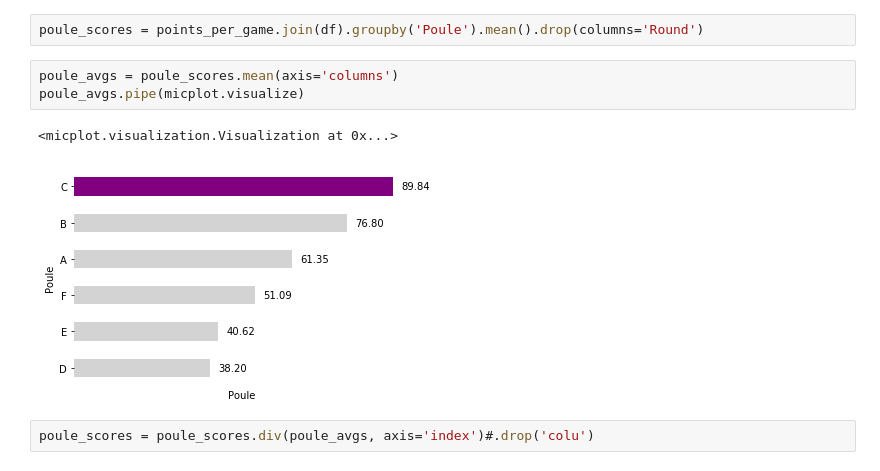
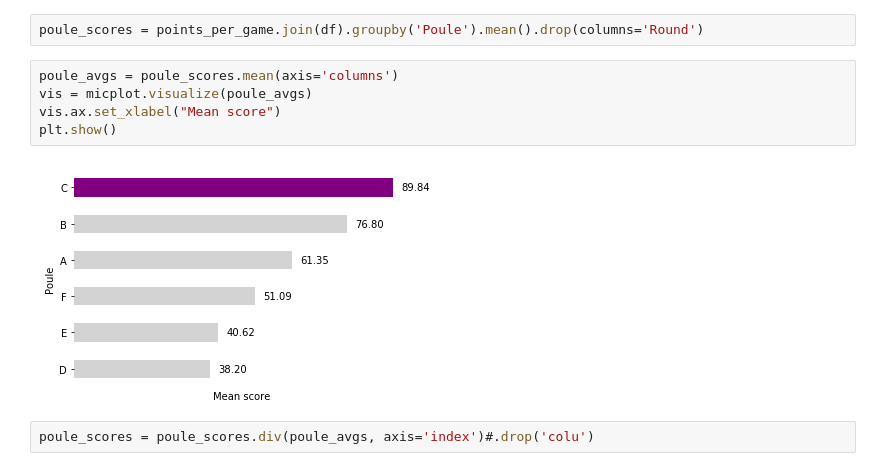
Before and after one commit to SjoerdCor/AFMEKpool, a Jupyter notebook: EKPoolAFM.ipynb, the cells around one changed output. Drawn from its saved outputs; the diff is of its cells as text.

```diff
--- a/EKPoolAFM.ipynb
+++ b/EKPoolAFM.ipynb
@@ -406,10 +404,11 @@ De eigen poule gaat ons by far het beste af; we scoren meer dan twee keer zoveel
 poule_scores = points_per_game.join(df).groupby('Poule').mean().drop(columns='Round')
 # %%
 poule_avgs = poule_scores.mean(axis='columns')
-poule_avgs.pipe(micplot.visualize)
+vis = micplot.visualize(poule_avgs)
+vis.ax.set_xlabel("Mean score")
+plt.show()
 # %% [output]
-<micplot.visualization.Visualization at 0x...>
-[figure, old version]
+[figure, new version]
 # %%
 poule_scores = poule_scores.div(poule_avgs, axis='index')#.drop('colu')
 # %%
```
Also changed, not shown: parts of 4 cells of this notebook.
